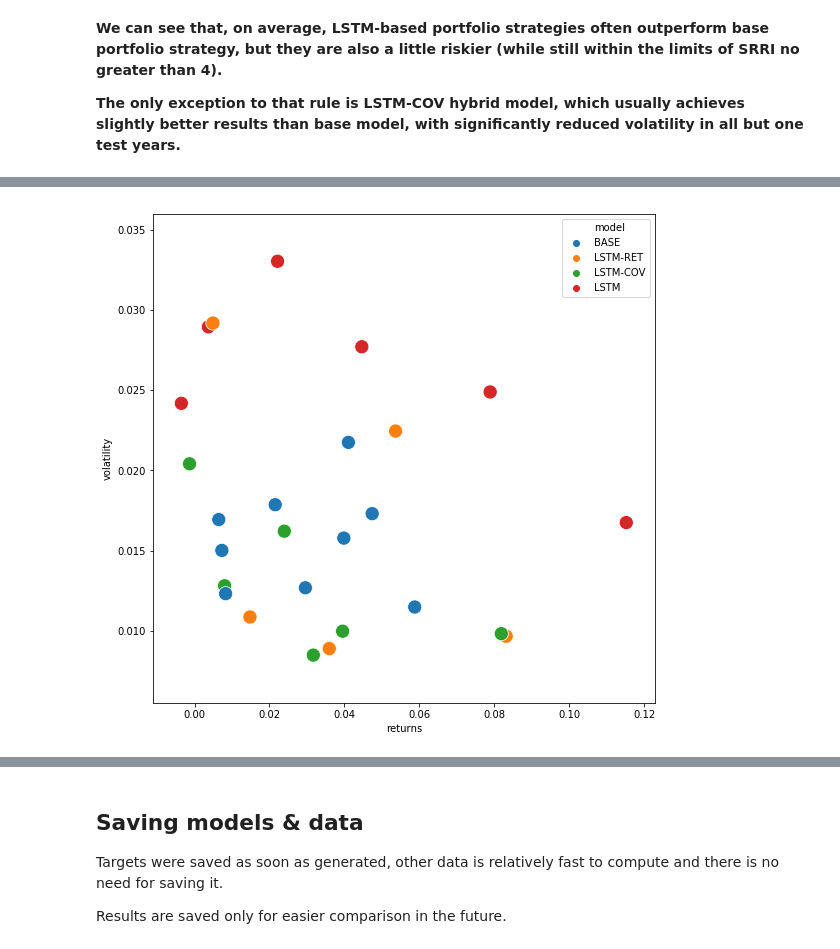
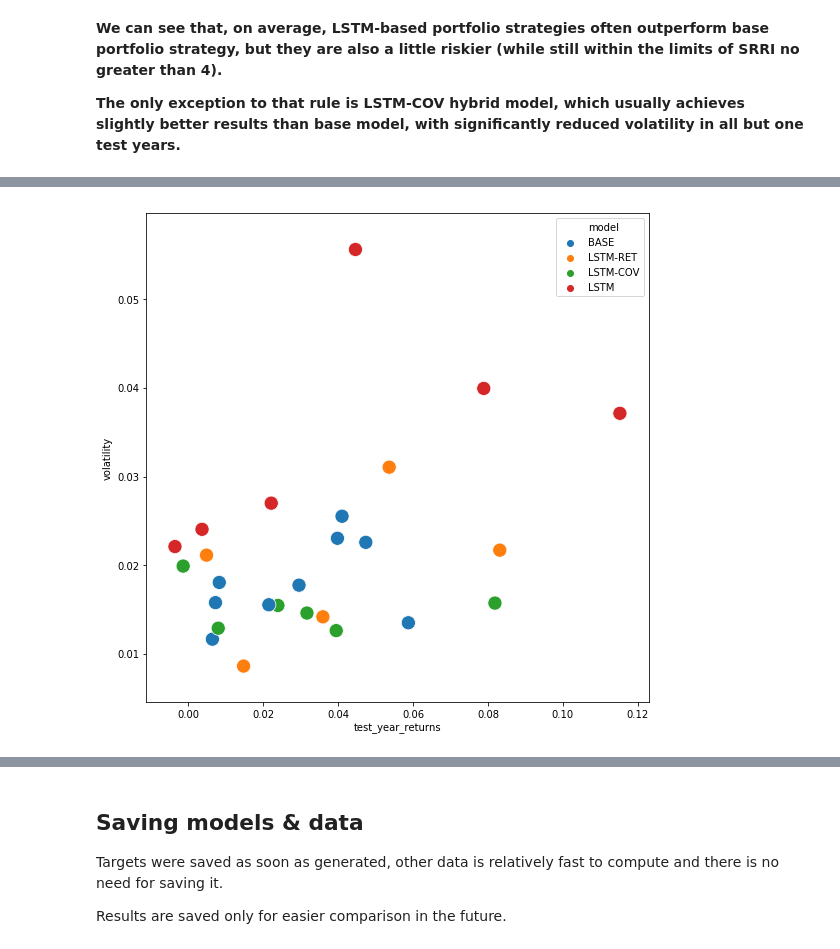
Before and after one commit to kowaalczyk/quant-invest, a Jupyter notebook: Summary.ipynb, the cells around one changed output, grey strips where cells are left out. Saved outputs shown, nothing was run; the diff lists cells and outputs as text; code cells hidden in the pictures.

```diff
--- a/Summary.ipynb
+++ b/Summary.ipynb
@@ -589,33 +612,6 @@ Valid targets: 2520, required: 2528
 Having trained model, we can easily check whether mixing its output with the base model imporoves results.
 
 To do this, we will test predictions of a models that take either returns or covariance forecast from the LSTM.
-# %%
-def hybrid_model(model, X, transformer, funds_df, use_from_lstm='covariance'):
-    """
-    Generates weights based on both LSTM and classical portfolio theory.
-    Specify one of:
-    - use_from_lstm='covariance'
-    - use_from_lstm='returns'
-    """
-    n_funds = funds_df.shape[1]
-    with torch.no_grad():
-        # reshape preserves dimensions when batch_size=1
-        y_pred = model(X).reshape(len(X), -1).cpu().numpy()
-    y_last_pred = transformer.inverse_transform(y_pred[-1])
-    if use_from_lstm == 'covariance':
-        mu = mean_historical_return(funds_df)
-        S = y_last_pred[n_funds:].reshape((n_funds, n_funds))
-    elif use_from_lstm == 'returns':
-        mu = y_last_pred[:n_funds]
-        S = CovarianceShrinkage(funds_df).ledoit_wolf()
-    else:
-        raise TypeError('Bad parameter')
-    ef = EfficientFrontier(mu, S)
-    ef.efficient_risk(0.1)  # 10% volatility target
-    # normalizing output in case scaling and 32bit casts for GPU
-    # altered it resulting in allocation of more than 100% of portfolio
-    weights = ef.weights
-    return weights / np.sum(weights)
 # %%
 result_dfs = []
 assert((meta_df.index == funds_df.index).all())
@@ -651,9 +647,15 @@ for train_ids, test_ids in OneYearTest(meta_df):
     performance_dfs = []
     for allocation, name in zip(hybrid_allocs, ['LSTM-RET', 'LSTM-COV']):
         allocation_data = {fund: allocation[idx] for idx, fund in enumerate(funds_df.columns)}
-        srri = portfolio_srri(allocation, funds_df[train_ids].values)
+        hist_vol = historical_volatility(allocation, funds_df[train_ids].values)
+        hist_srri = srri(hist_vol)
         returns, volatility = portfolio_performance(allocation, funds_df[test_ids].values)
-        performance_data = {'srri': srri, 'returns': returns, 'volatility': volatility}
+        performance_data = {
+            'srri': hist_srri,
+            'volatility': hist_vol,
+            'test_year_returns': returns,
+            'test_year_volatility': volatility
+        }
         performance_df = pd.DataFrame(
             {**allocation_data, **performance_data},
             index=[meta_df[test_ids].index.year[0]]
@@ -765,6 +774,6 @@ See the caveats in the documentation: http://pandas.pydata.org/pandas-docs/stabl
 # %%
 fig, ax = plt.subplots(figsize=(9,9))
-sns.scatterplot(ax=ax, data=model_results, x='returns', y='volatility', hue='model', s=200)
+sns.scatterplot(ax=ax, data=model_results, x='test_year_returns', y='volatility', hue='model', s=200)
 plt.show()
 # %% [output]
-[figure, old version]
+[figure, new version]
```
Also changed, not shown: parts of 13 cells of this notebook, 9 other files.
